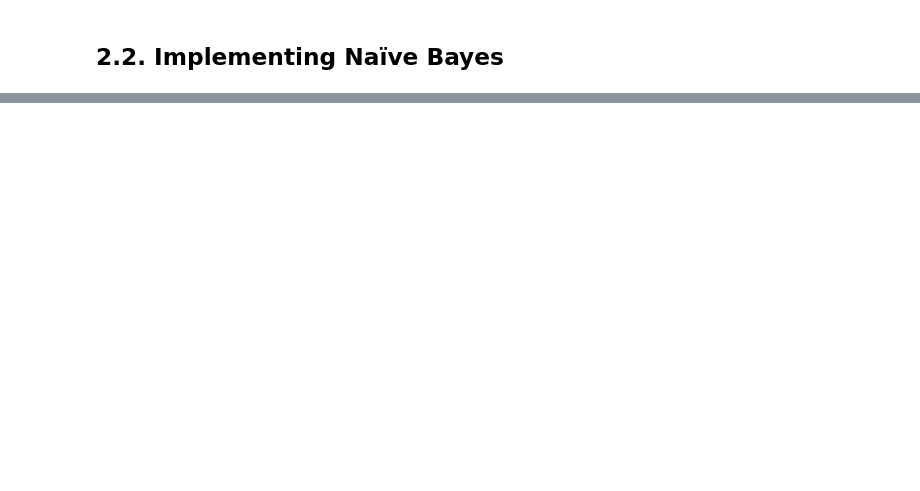
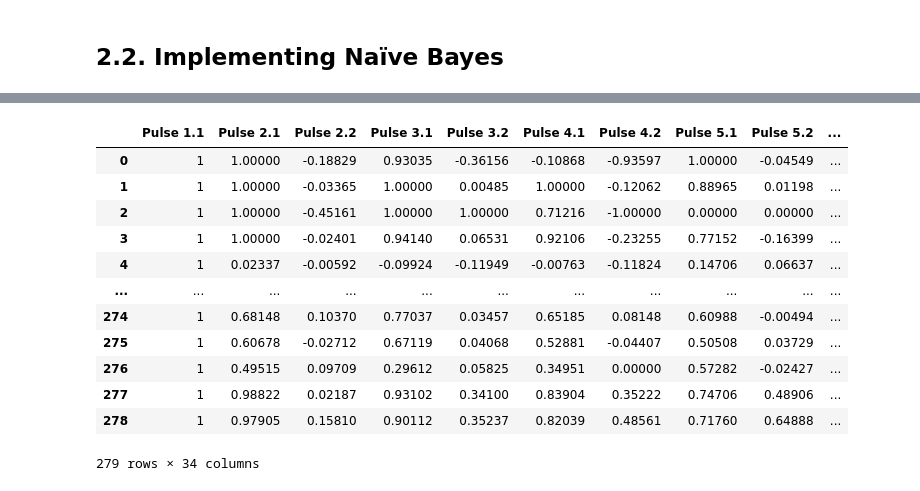
Before and after one commit to jalovisko/Machine-Learning-101, a Jupyter notebook: COMP 551 - Project 1.ipynb, the cells around one changed output, grey strips where cells are left out. Saved outputs shown, nothing was run; the diff lists cells and outputs as text; code cells hidden in the pictures; blank space fills up the shorter version.

```diff
--- a/COMP 551 - Project 1.ipynb
+++ b/COMP 551 - Project 1.ipynb
@@ -479,0 +511,16 @@ Accuracy: 0.8
+# %%
+ttrain
+# %% [output]
+|  | Pulse 1.1 | Pulse 2.1 | Pulse 2.2 | Pulse 3.1 | Pulse 3.2 | Pulse 4.1 | Pulse 4.2 | Pulse 5.1 | Pulse 5.2 | ... |
+| 0 | 1 | 1.00000 | -0.18829 | 0.93035 | -0.36156 | -0.10868 | -0.93597 | 1.00000 | -0.04549 | ... |
+| 1 | 1 | 1.00000 | -0.03365 | 1.00000 | 0.00485 | 1.00000 | -0.12062 | 0.88965 | 0.01198 | ... |
+| 2 | 1 | 1.00000 | -0.45161 | 1.00000 | 1.00000 | 0.71216 | -1.00000 | 0.00000 | 0.00000 | ... |
+| 3 | 1 | 1.00000 | -0.02401 | 0.94140 | 0.06531 | 0.92106 | -0.23255 | 0.77152 | -0.16399 | ... |
+| 4 | 1 | 0.02337 | -0.00592 | -0.09924 | -0.11949 | -0.00763 | -0.11824 | 0.14706 | 0.06637 | ... |
+| ... | ... | ... | ... | ... | ... | ... | ... | ... | ... | ... |
+| 274 | 1 | 0.68148 | 0.10370 | 0.77037 | 0.03457 | 0.65185 | 0.08148 | 0.60988 | -0.00494 | ... |
+| 275 | 1 | 0.60678 | -0.02712 | 0.67119 | 0.04068 | 0.52881 | -0.04407 | 0.50508 | 0.03729 | ... |
+| 276 | 1 | 0.49515 | 0.09709 | 0.29612 | 0.05825 | 0.34951 | 0.00000 | 0.57282 | -0.02427 | ... |
+| 277 | 1 | 0.98822 | 0.02187 | 0.93102 | 0.34100 | 0.83904 | 0.35222 | 0.74706 | 0.48906 | ... |
+| 278 | 1 | 0.97905 | 0.15810 | 0.90112 | 0.35237 | 0.82039 | 0.48561 | 0.71760 | 0.64888 | ... |
+279 rows × 34 columns
```
Also changed, not shown: parts of 13 cells of this notebook.
